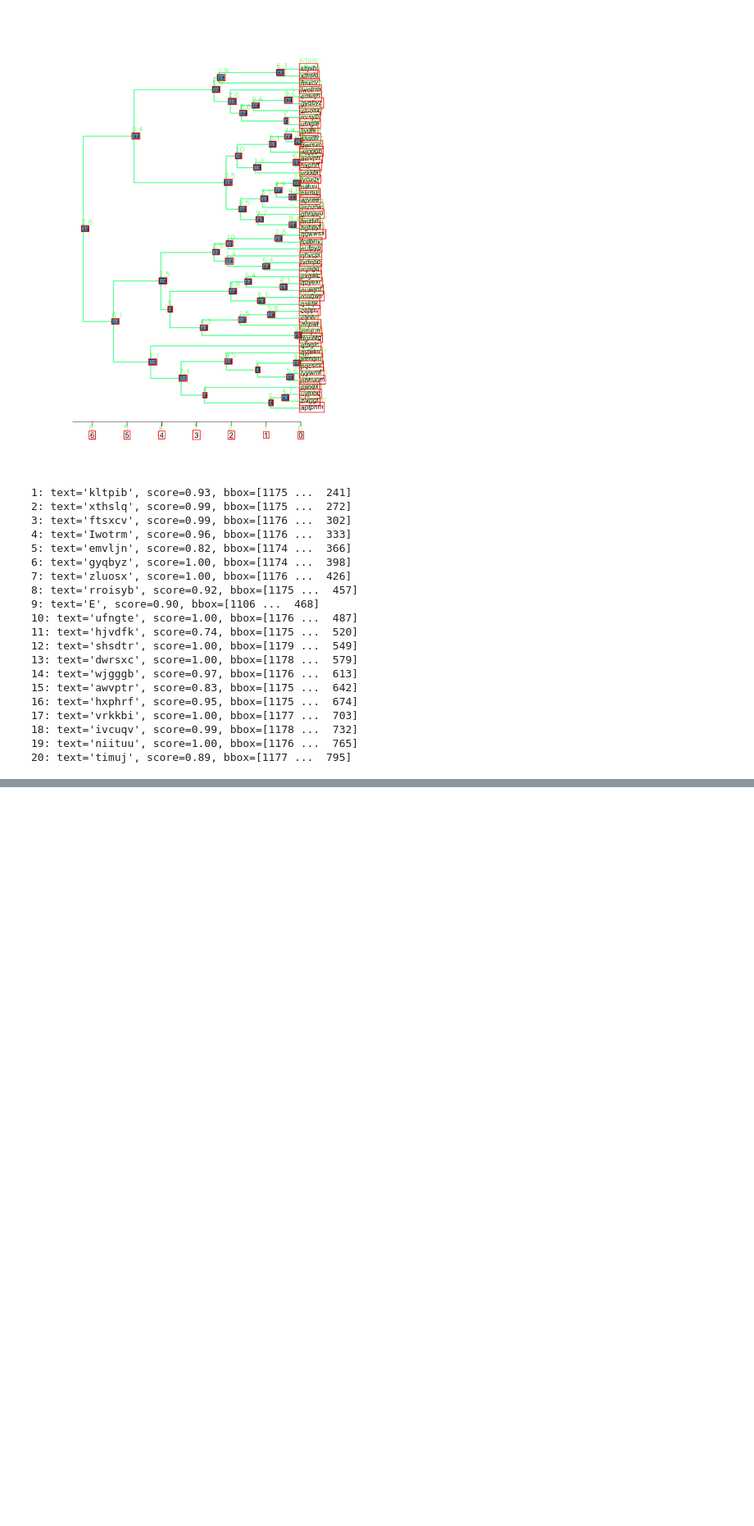
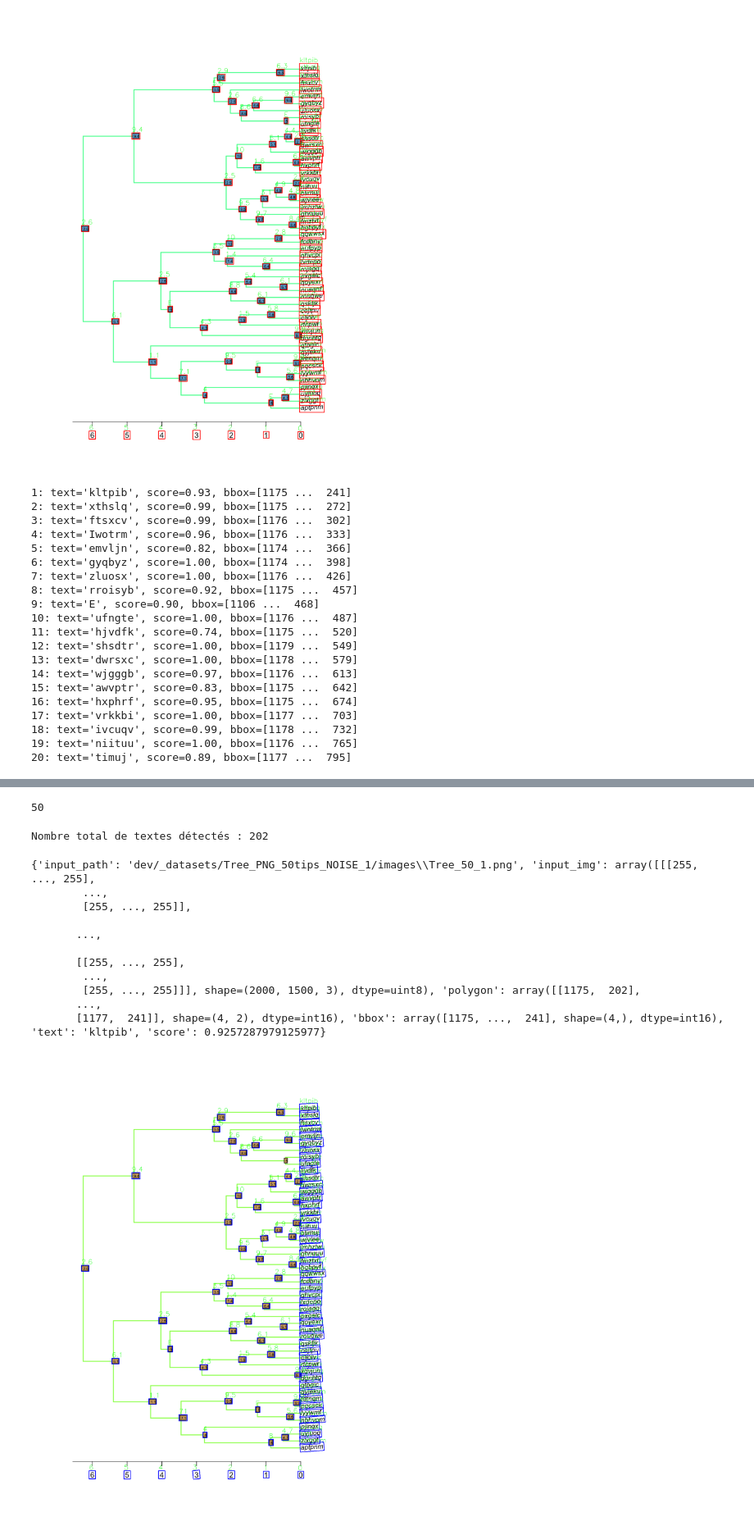
Before and after one commit to BDorian332/ITPT, a Jupyter notebook: dev/_notebooks/label-extraction-paddleocr.ipynb, the cells around one changed output, grey strips where cells are left out. Shown at 82% size. Saved outputs shown, nothing was run; the diff lists cells and outputs as text; code cells hidden in the pictures; blank space fills up the shorter version.

```diff
--- a/dev/_notebooks/label-extraction-paddleocr.ipynb
+++ b/dev/_notebooks/label-extraction-paddleocr.ipynb
@@ -150,0 +158,2 @@ for i, entry in enumerate(filtered_text_boxes[:20], 1):
+# %%
+ocr = PaddleOCR(lang="en", use_doc_unwarping=False, ocr_version="PP-OCRv5")
@@ -150,0 +167,8 @@ for i, entry in enumerate(filtered_text_boxes[:20], 1):
+# %%
+image_folder = "dev/_datasets/Tree_PNG_50tips_NOISE_1/images/"
+image_paths = glob.glob(os.path.join(image_folder, "*.png"))
+
+image_paths = image_paths[:50]
+print(len(image_paths))
+# %% [output]
+50
@@ -150,0 +183,58 @@ for i, entry in enumerate(filtered_text_boxes[:20], 1):
+# %%
+outputs = []
+
+for result in all_results:
+    input_path = result.get("input_path")
+    input_img = cv2.cvtColor(cv2.imread(input_path), cv2.COLOR_BGR2RGB)
+
+    rec_polys = result.get("rec_polys")
+    rec_boxes = result.get("rec_boxes")
+    rec_texts = result.get("rec_texts")
+    rec_scores = result.get("rec_scores")
+
+    for i in range(len(rec_polys)):
+        outputs.append({
+            "input_path": input_path,
+            "input_img": input_img,
+            "polygon": rec_polys[i],
+            "bbox": rec_boxes[i],
+            "text": rec_texts[i],
+            "score": rec_scores[i]
+        })
+
+print(f"Nombre total de textes détectés : {len(outputs)}")
+# %% [output]
+Nombre total de textes détectés : 202
+# %%
+img_path = "Tree_50_1.png"
+img_outputs = [item for item in outputs if img_path in os.path.basename(item["input_path"])]
+
+if not img_outputs:
+    print(f"Aucun texte trouvé pour {img_path}")
+else:
+    print(img_outputs[0])
+    img_show = img_outputs[0]["input_img"].copy()
+
+    plt.figure(figsize=(12, 12))
+    for item in img_outputs:
+        poly = np.array(item["polygon"], dtype=np.int32)
+        text = item["text"]
+        cv2.polylines(img_show, [poly], isClosed=True, color=(255, 0, 0), thickness=2)
+        x, y = poly[0]
+        cv2.putText(img_show, text, (int(x), int(y) - 5), cv2.FONT_HERSHEY_SIMPLEX, 1, (0, 255, 0), 1, cv2.LINE_AA)
+    plt.imshow(cv2.cvtColor(img_show, cv2.COLOR_BGR2RGB))
+    plt.axis("off")
+    plt.show()
+# %% [output]
+{'input_path': 'dev/_datasets/Tree_PNG_50tips_NOISE_1/images\\Tree_50_1.png', 'input_img': array([[[255, ..., 255],
+        ...,
+        [255, ..., 255]],
+
+       ...,
+
+       [[255, ..., 255],
+        ...,
+        [255, ..., 255]]], shape=(2000, 1500, 3), dtype=uint8), 'polygon': array([[1175,  202],
+       ...,
+       [1177,  241]], shape=(4, 2), dtype=int16), 'bbox': array([1175, ...,  241], shape=(4,), dtype=int16), 'text': 'kltpib', 'score': 0.9257287979125977}
+[figure, added]
```
Also changed, not shown: parts of 23 cells of this notebook, 2 other files.
